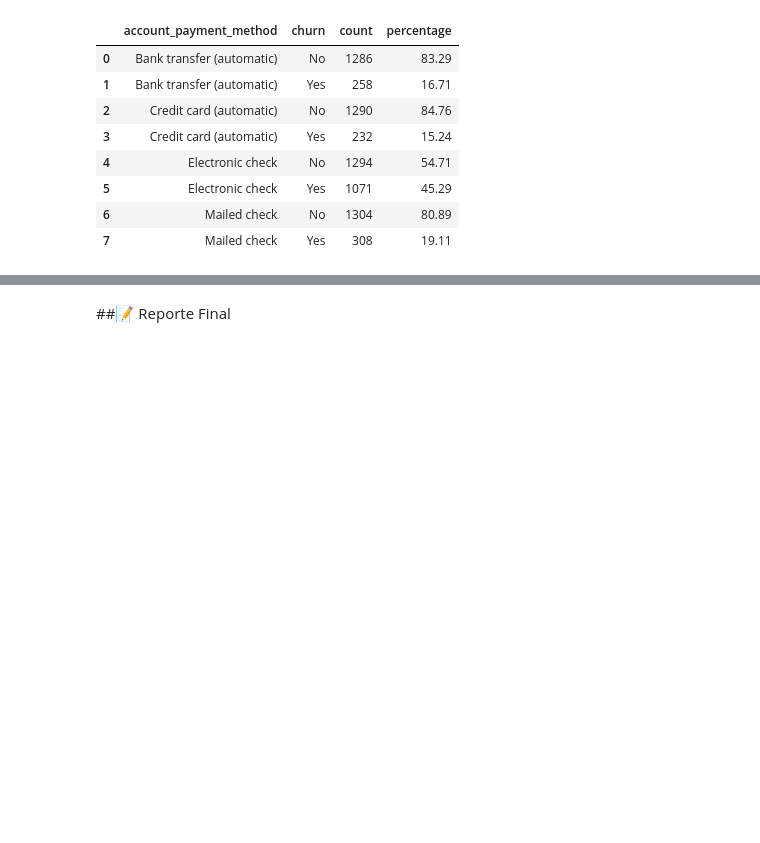
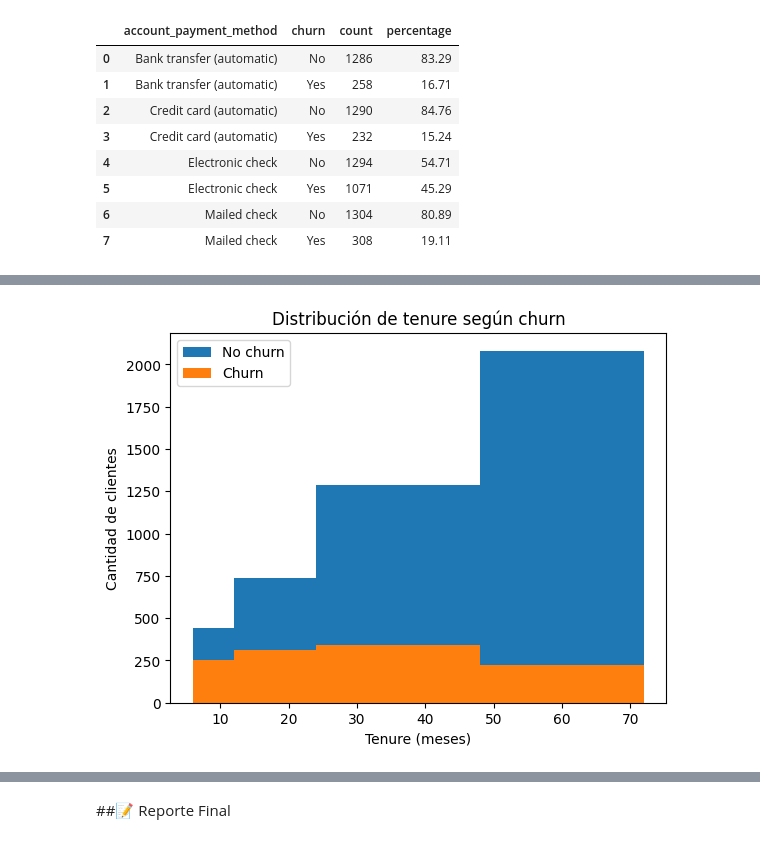
Before and after one commit to RientArlCroud/challenge3-analisis-de-datos, a Jupyter notebook: Challenge_3_Análisis_de_Datos.ipynb, the cells around one changed output, grey strips where cells are left out. Cells and saved outputs as stored; diff of their text form; code cells hidden in the pictures; blank space fills up the shorter version.

```diff
--- a/Challenge_3_Análisis_de_Datos.ipynb
+++ b/Challenge_3_Análisis_de_Datos.ipynb
@@ -701,0 +761,15 @@ churn_by_payment
+# %%
+tenure_yes = df.loc[df['churn'] == 'Yes', 'customer_tenure']
+tenure_no  = df.loc[df['churn'] == 'No',  'customer_tenure']
+# %%
+plt.hist(tenure_no, bins=bins, alpha=1, label='No churn')
+plt.hist(tenure_yes, bins=bins, alpha=1, label='Churn')
+
+plt.xlabel('Tenure (meses)')
+plt.ylabel('Cantidad de clientes')
+plt.title('Distribución de tenure según churn')
+plt.legend()
+
+plt.show()
+# %% [output]
+[figure, added]
```
Also changed, not shown: parts of 23 cells of this notebook.
